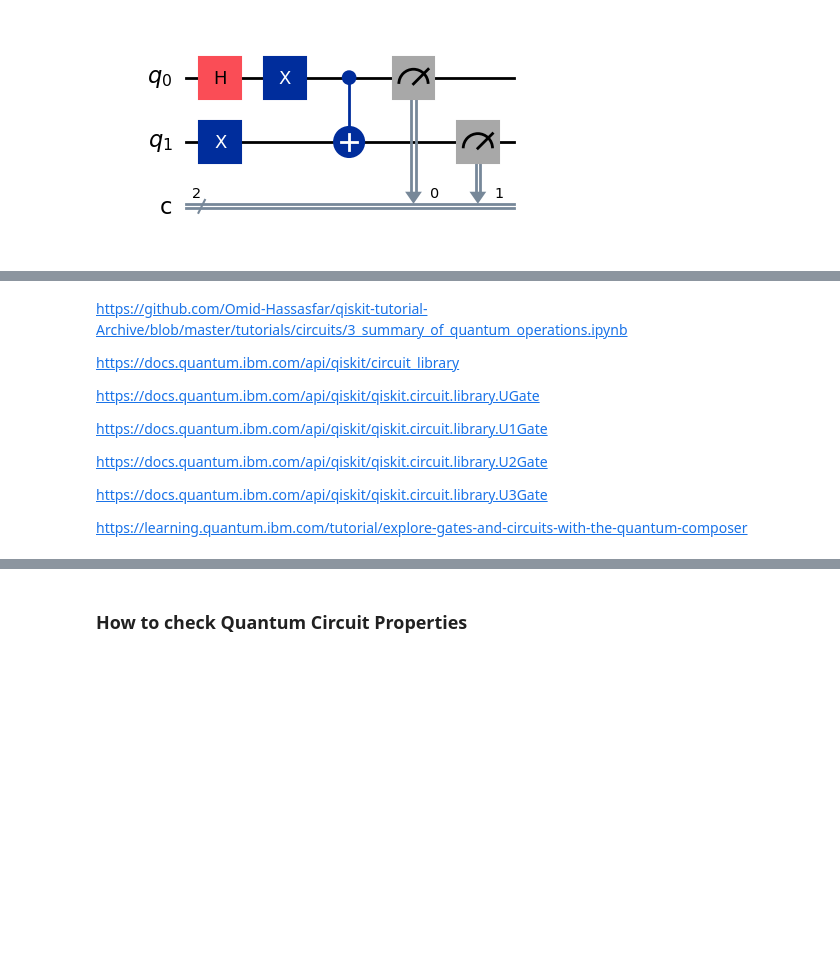
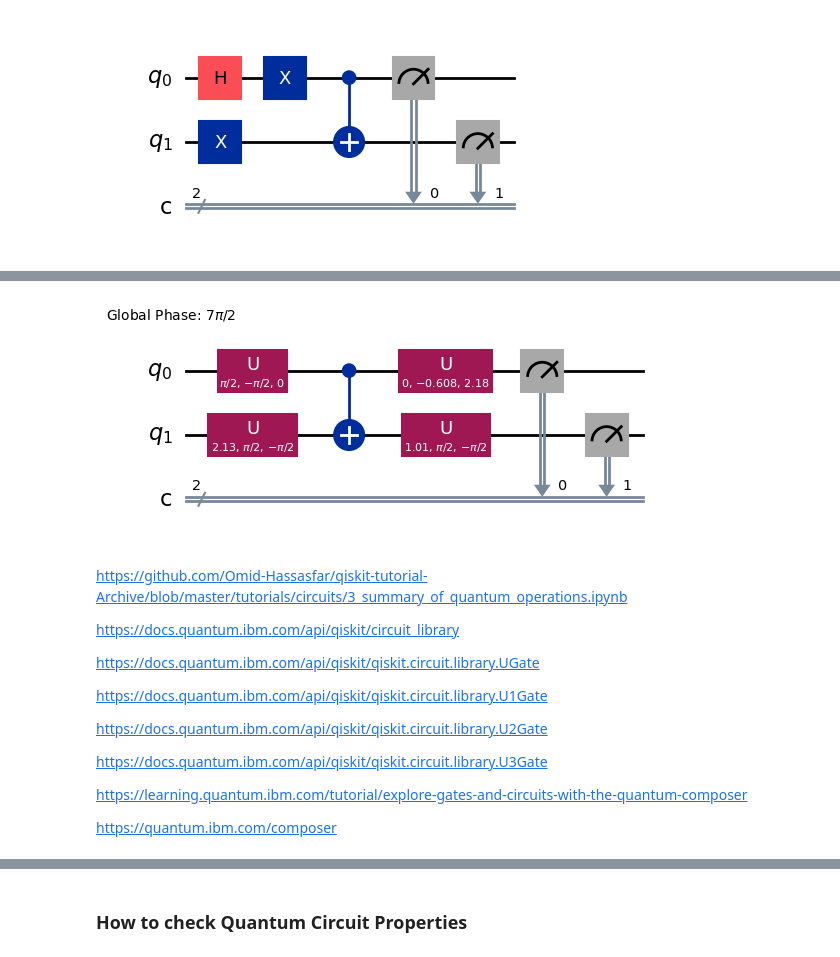
Before and after one commit to Omid-Hassasfar/CHPC2024-QuantumComputing, a Jupyter notebook: CHPC2024_QC_Qiskit_Intro.ipynb, the cells around one changed output, grey strips where cells are left out. Cells and saved outputs as stored; diff of their text form; code cells hidden in the pictures; blank space fills up the shorter version.

```diff
--- a/CHPC2024_QC_Qiskit_Intro.ipynb
+++ b/CHPC2024_QC_Qiskit_Intro.ipynb
@@ -157,3 +172,7 @@ qc2_tr.draw('mpl')
+# %%
+qc2_tr.decompose().draw('mpl')
+# %% [output]
+[figure, added]
 # %% [markdown]
 https://github.com/Omid-Hassasfar/qiskit-tutorial-Archive/blob/master/tutorials/circuits/3_summary_of_quantum_operations.ipynb
 
@@ -168,6 +187,8 @@ https://docs.quantum.ibm.com/api/qiskit/qiskit.circuit.library.U2Gate
 https://docs.quantum.ibm.com/api/qiskit/qiskit.circuit.library.U3Gate
 
 https://learning.quantum.ibm.com/tutorial/explore-gates-and-circuits-with-the-quantum-composer
+
+https://quantum.ibm.com/composer
 # %%
 # Get the counts (number of times each outcome was measured)
 counts2 = result2.get_counts(qc2_tr)
```
Also changed, not shown: parts of 43 cells of this notebook.
